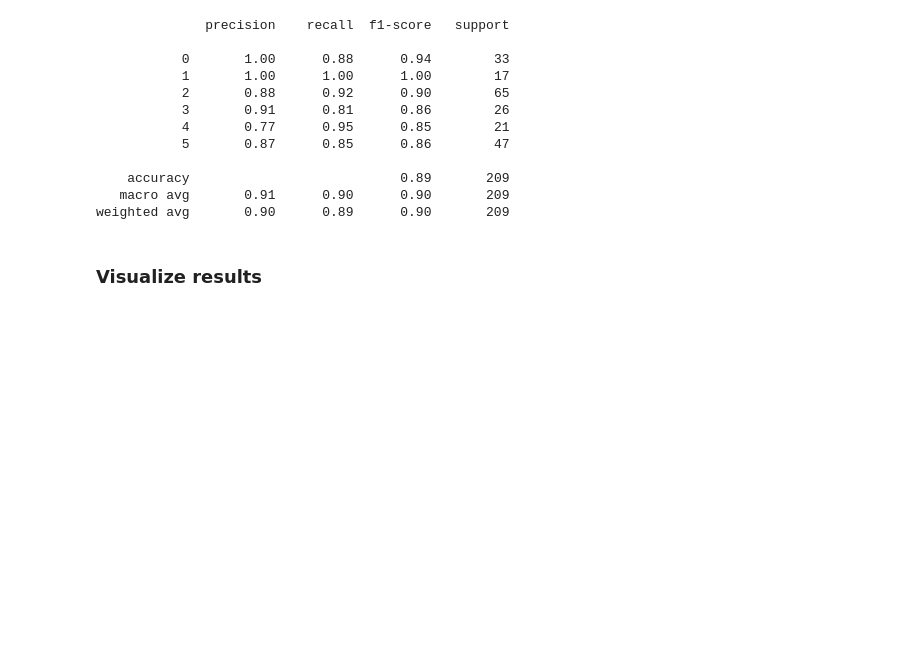
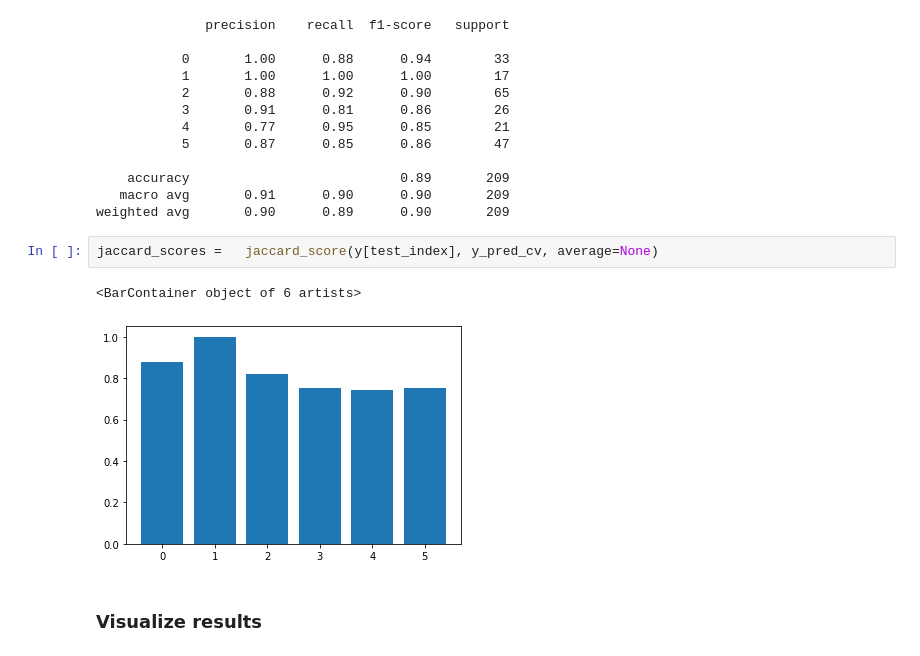
Before and after one commit to mariamonzon/Software-applications-with-AI, a Jupyter notebook: Homework1-NaiveBayesTransactions/Homework-1-Classification.ipynb, the cells around one changed output. Drawn from its saved outputs; the diff is of its cells as text; blank space fills up the shorter version.

```diff
--- a/Homework1-NaiveBayesTransactions/Homework-1-Classification.ipynb
+++ b/Homework1-NaiveBayesTransactions/Homework-1-Classification.ipynb
@@ -393,6 +393,11 @@ print(classification_report(y[test_index], y_pred_cv))
     accuracy                           0.89       209
    macro avg       0.91      0.90      0.90       209
 weighted avg       0.90      0.89      0.90       209
+# %%
+jaccard_scores =   jaccard_score(y[test_index], y_pred_cv, average=None)
+# %% [output]
+<BarContainer object of 6 artists>
+[figure, added]
 # %% [markdown]
 ### Visualize results
 # %%
```
Also changed, not shown: parts of 2 cells of this notebook.
